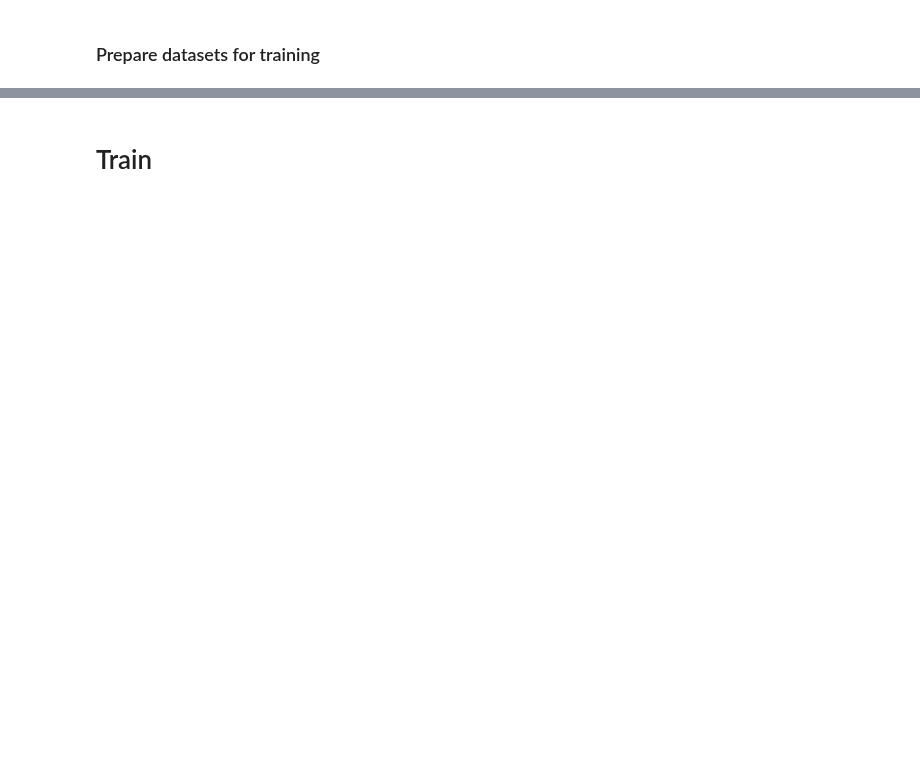
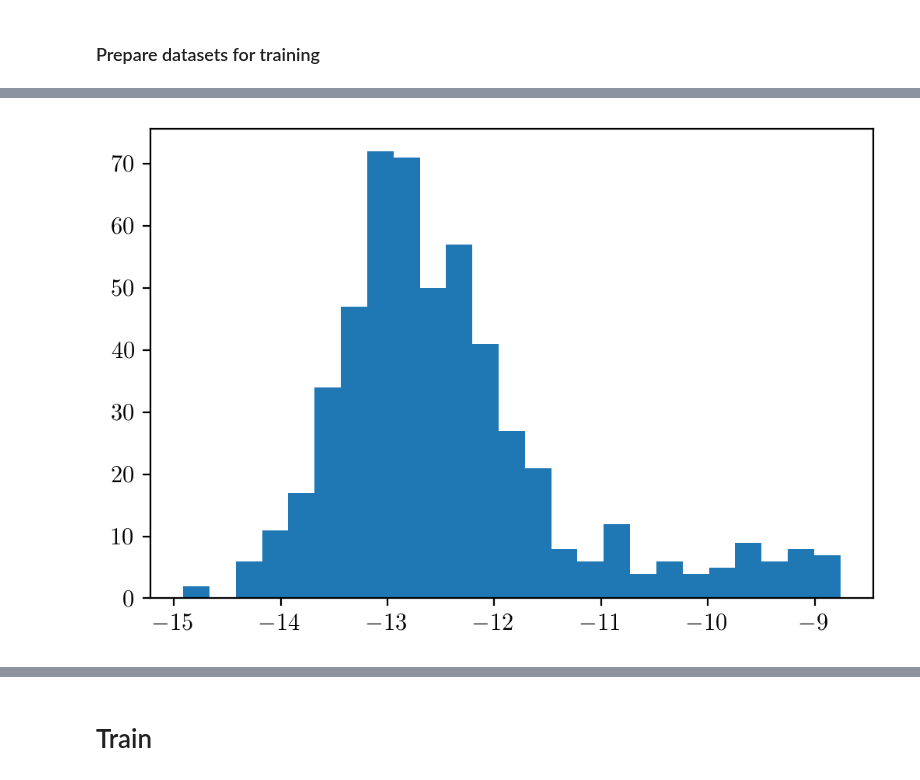
Before and after one commit to hep-lbdl/GaiaCWoLa, a Jupyter notebook: notebooks/Example_Finding_GD1.ipynb, the cells around one changed output, grey strips where cells are left out. Drawn from its saved outputs; the diff is of its cells as text; code cells hidden in the pictures; blank space fills up the shorter version.

```diff
--- a/notebooks/Example_Finding_GD1.ipynb
+++ b/notebooks/Example_Finding_GD1.ipynb
@@ -26,3 +23,8 @@ visualize_stream(df)
+# %%
+plt.figure(dpi=200)
+plt.hist(df[df.stream].μ_δ, bins=25);
+# %% [output]
+[figure, added]
 # %%
 df = signal_sideband(df, stream = stream)
 # %% [output]
```
Also changed, not shown: parts of 10 cells of this notebook, 4 other files.
